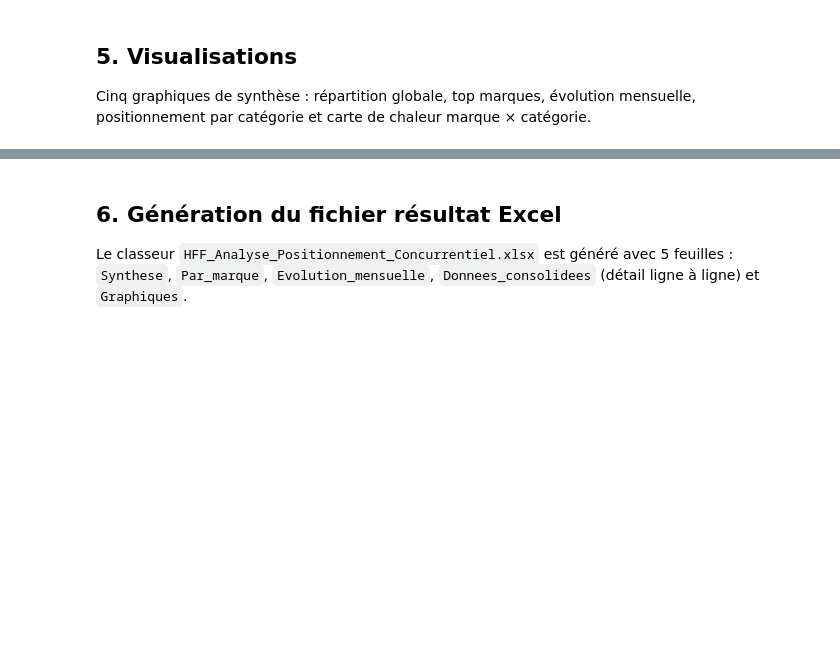
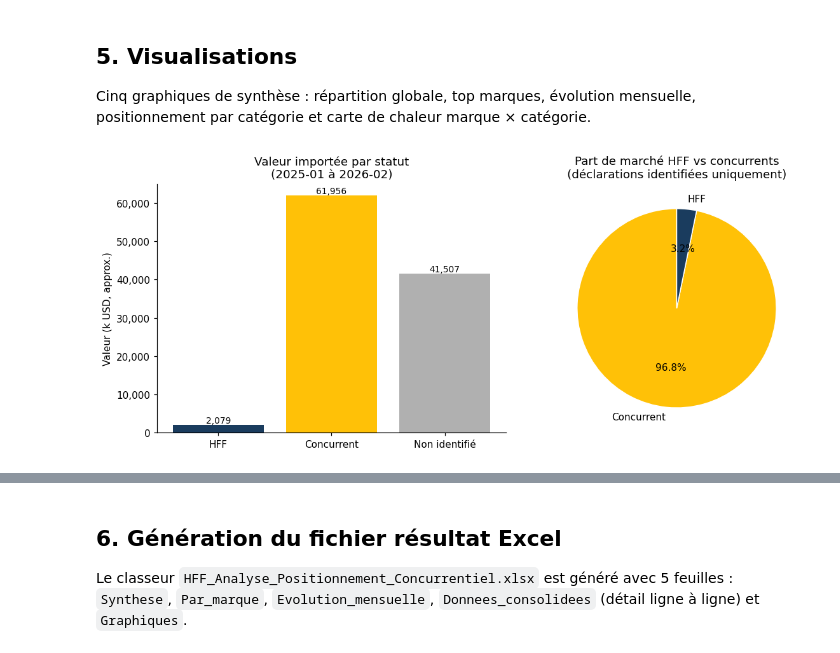
Before and after one commit to nassaigael/google_colab, a Jupyter notebook: Analyse_Positionnement_HFF.ipynb, the cells around one changed output, grey strips where cells are left out. Cells and saved outputs as stored; diff of their text form; code cells hidden in the pictures; blank space fills up the shorter version.

```diff
--- a/Analyse_Positionnement_HFF.ipynb
+++ b/Analyse_Positionnement_HFF.ipynb
@@ -46,11 +46,11 @@ COLOR_CONCURRENT = "#FFC107"
 COLOR_INCONNU = "#B0B0B0"
 COLOR_MARCHE = "#5A8FC2"
 
-DATA_DIR = Path("/mnt/user-data/uploads")
+DATA_DIR = Path("/content/drive/MyDrive/data")
 
-FILE_HS2025 = DATA_DIR / "HS_Code_Janv-Oct_2025_reorganise_1_.xlsx"
-FILE_IMPORTS_2023_2024 = DATA_DIR / "Imports_Jan2023-Jun2024_reorganise.xlsx"
-FILE_VEHICULES = DATA_DIR / "Vehicules_Engins_Nov2025-Fev2026_reorganise.xlsx"
+FILE_HS2025 = DATA_DIR / "HS_CODE_2025.xlsx"
+FILE_IMPORTS_2023_2024 = DATA_DIR / "IMPORT_2023_2024.xlsx"
+FILE_VEHICULES = DATA_DIR / "VEHICULES_ENGINS_2025_2026.xlsx"
 
 print("Fichiers sources :")
 for f in [FILE_HS2025, FILE_IMPORTS_2023_2024, FILE_VEHICULES]:
@@ -495,27 +1052,29 @@ positionnement par catégorie et carte de chaleur marque × catégorie.
 # %%
 fig, axes = plt.subplots(1, 2, figsize=(11, 4.5))
 
 # (a) répartition globale valeur incluant "Non identifié"
 axes[0].bar(
-    synthese_statut.index, synthese_statut["valeur_usd_totale"] / 1000,
+    synthese_statut_global.index, synthese_statut_global["valeur_usd_totale"] / 1000,
     color=[COLOR_HFF, COLOR_CONCURRENT, COLOR_INCONNU],
 )
 axes[0].set_title("Valeur importée par statut\n(2025-01 à 2026-02)")
 axes[0].set_ylabel("Valeur (k USD, approx.)")
 axes[0].yaxis.set_major_formatter(mticker.StrMethodFormatter("{x:,.0f}"))
-for i, v in enumerate(synthese_statut["valeur_usd_totale"] / 1000):
+for i, v in enumerate(synthese_statut_global["valeur_usd_totale"] / 1000):
     axes[0].text(i, v, f"{v:,.0f}", ha="center", va="bottom", fontsize=9)
 
 # (b) part de marché HFF vs concurrents (hors non identifié)
 axes[1].pie(
-    part_marche_identifie.values, labels=part_marche_identifie.index,
+    part_marche_identifie_global.values, labels=part_marche_identifie_global.index,
     autopct="%1.1f%%", colors=[COLOR_CONCURRENT, COLOR_HFF]
-    if part_marche_identifie.index[0] == "Concurrent" else [COLOR_HFF, COLOR_CONCURRENT],
+    if part_marche_identifie_global.index[0] == "Concurrent" else [COLOR_HFF, COLOR_CONCURRENT],
     startangle=90, wedgeprops={"edgecolor": "white"},
 )
 axes[1].set_title("Part de marché HFF vs concurrents\n(déclarations identifiées uniquement)")
 
 plt.tight_layout()
 plt.savefig("chart1_part_marche.png", bbox_inches="tight")
 plt.show()
+# %% [output]
+[figure, added]
 # %%
```
Also changed, not shown: parts of 23 cells of this notebook.
